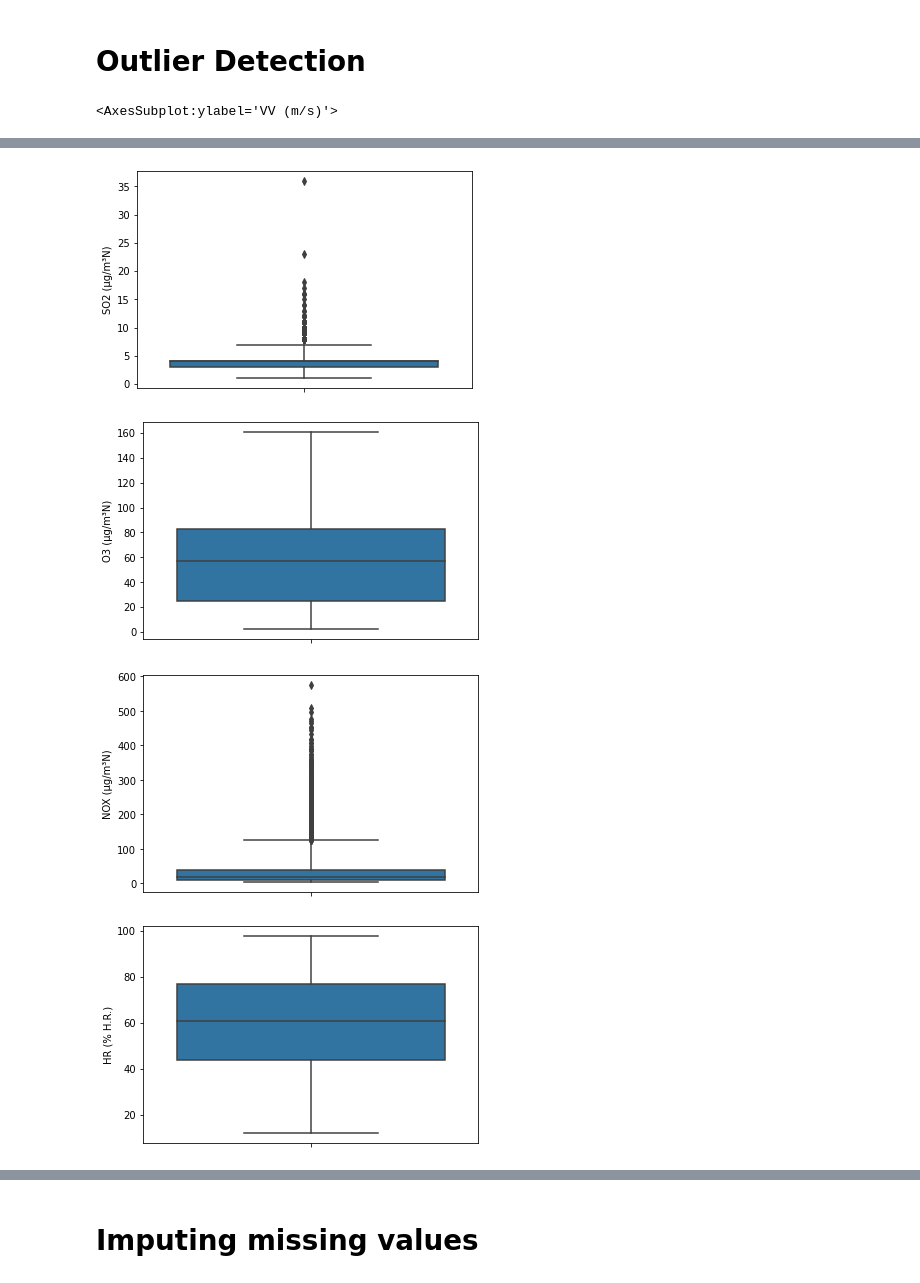
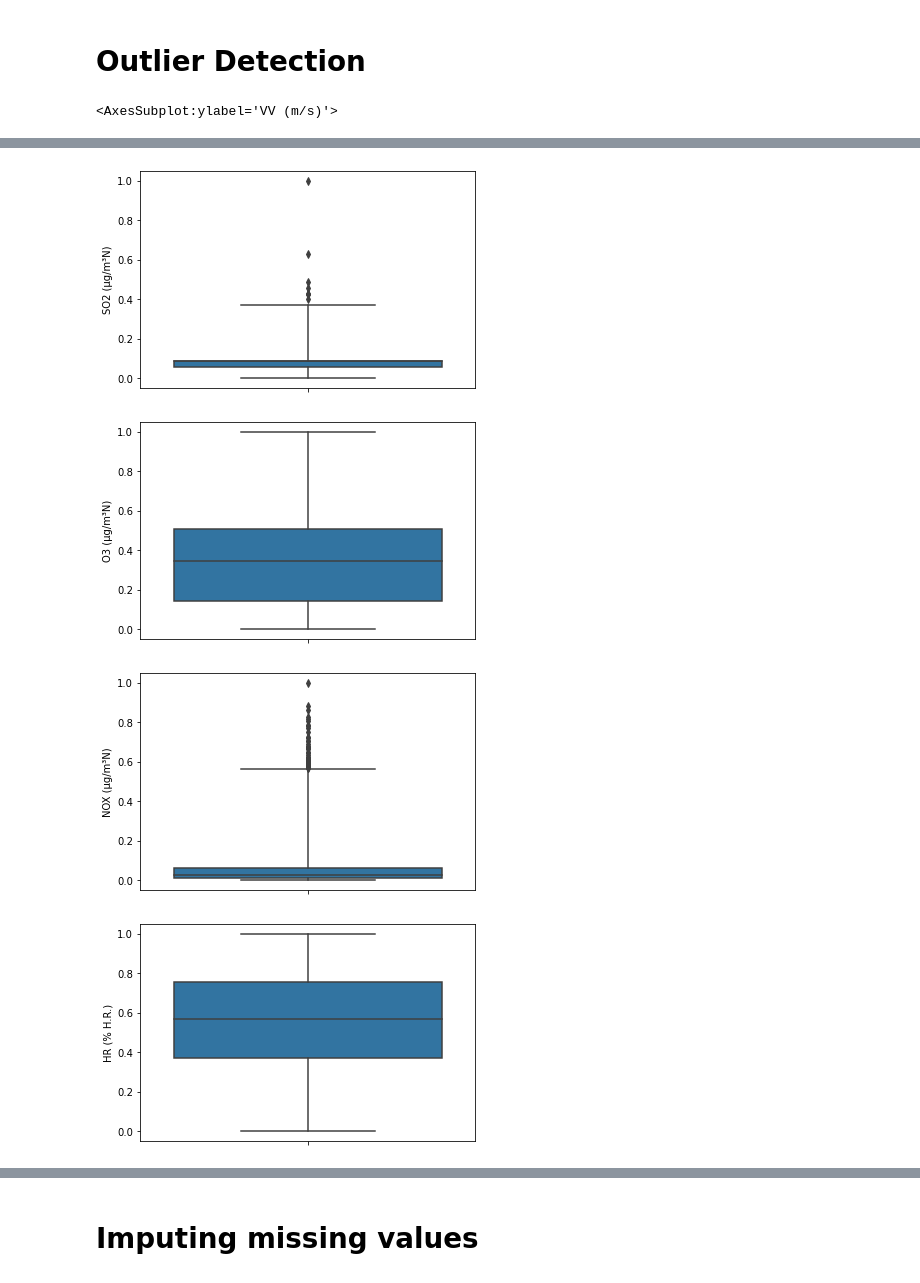
Before and after one commit to PritikaRamu/Air-Pollution-Prediction, a Jupyter notebook: Jupyter Notebook/SOP.ipynb, the cells around one changed output, grey strips where cells are left out. Drawn from its saved outputs; the diff is of its cells as text; code cells hidden in the pictures.

```diff
--- a/Jupyter Notebook/SOP.ipynb
+++ b/Jupyter Notebook/SOP.ipynb
@@ -141,4 +112,8 @@ for i in [0,1,2,3]:
 alcantarilla = pd.concat([df_18,df_19])
 d = pd.date_range(start ='1-1-2018', end ='1-1-2020', freq ='H')
 alcantarilla['Date'] = d[:-1]
-alcantarilla
+alcantarilla['Month'] = d[:-1].strftime("%m")
+alcantarilla['Hour'] = d[:-1].strftime("%H")
+alcantarilla.to_csv('alcantarilla.csv',index=False)
+alcantarilla =  alcantarilla.reset_index()
+alcantarilla = alcantarilla.drop('index',1)
@@ -199,0 +163,4 @@ for i in [0,1,2,3]:
+# %%
+alc = alcantarilla.drop(columns=['Date','Month','Hour'])
+normalized_alc=(alc-alc.min())/(alc.max()-alc.min())
+normalized_alc
@@ -203,36 +184,36 @@ for i in [0,1,2,3]:
 %matplotlib inline
 
 plot1=plt.figure(1)
-sns.boxplot(y=alcantarilla['NO (µg/m³N)'], whis =3)
+sns.boxplot(y=normalized_alc['NO (µg/m³N)'], whis =10)
 
 plot2=plt.figure(2)
-sns.boxplot(y=alcantarilla['NO2 (µg/m³N)'], whis = 3)
+sns.boxplot(y=normalized_alc['NO2 (µg/m³N)'], whis = 10)
 
 plot3=plt.figure(3)
-sns.boxplot(y=alcantarilla['SO2 (µg/m³N)'], whis = 3)
+sns.boxplot(y=normalized_alc['SO2 (µg/m³N)'], whis = 10)
 
 plot4=plt.figure(4)
-sns.boxplot(y=alcantarilla['O3 (µg/m³N)'], whis = 3)
+sns.boxplot(y=normalized_alc['O3 (µg/m³N)'], whis = 10)
 
 plot5=plt.figure(5)
-sns.boxplot(y=alcantarilla['NOX (µg/m³N)'], whis = 3)
+sns.boxplot(y=normalized_alc['NOX (µg/m³N)'], whis = 10)
 
 plot6=plt.figure(6)
-sns.boxplot(y=alcantarilla['HR (% H.R.)'], whis = 3)
+sns.boxplot(y=normalized_alc['HR (% H.R.)'], whis = 10)
 
 plot7=plt.figure(7)
-sns.boxplot(y=alcantarilla['DD (grados)'], whis = 3)
+sns.boxplot(y=normalized_alc['DD (grados)'], whis = 10)
 
 plot8=plt.figure(8)
-sns.boxplot(y=alcantarilla['RS (W/m³)'], whis = 3)
+sns.boxplot(y=normalized_alc['RS (W/m³)'], whis = 10)
 
 plot9=plt.figure(9)
-sns.boxplot(y=alcantarilla['PM10 (µg/m³N)'], whis = 3)
+sns.boxplot(y=normalized_alc['PM10 (µg/m³N)'], whis = 10)
 
 plot10=plt.figure(10)
-sns.boxplot(y=alcantarilla['TMP (ºC)'], whis = 3)
+sns.boxplot(y=normalized_alc['TMP (ºC)'], whis = 10)
 
 plot11=plt.figure(11)
-sns.boxplot(y=alcantarilla['VV (m/s)'], whis = 3)
+sns.boxplot(y=normalized_alc['VV (m/s)'], whis = 10)
 # %% [output]
 <AxesSubplot:ylabel='VV (m/s)'>
@@ -241,4 +222,4 @@ sns.boxplot(y=alcantarilla['VV (m/s)'], whis = 3)
-[figure, old version]
+[figure, new version]
-[figure, old version]
+[figure, new version]
-[figure, old version]
+[figure, new version]
-[figure, old version]
+[figure, new version]
```
Also changed, not shown: parts of 40 cells of this notebook, 18 other files.
